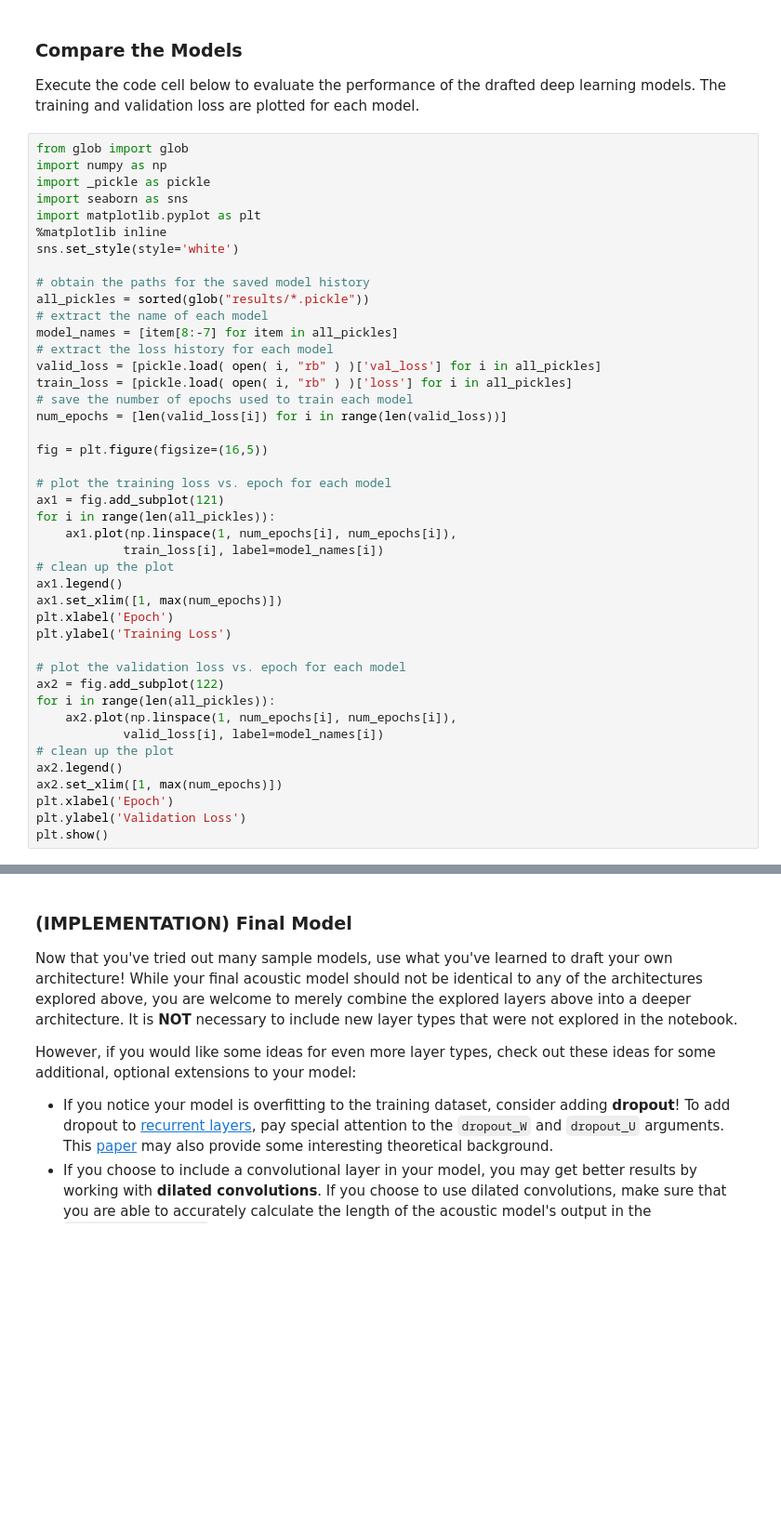
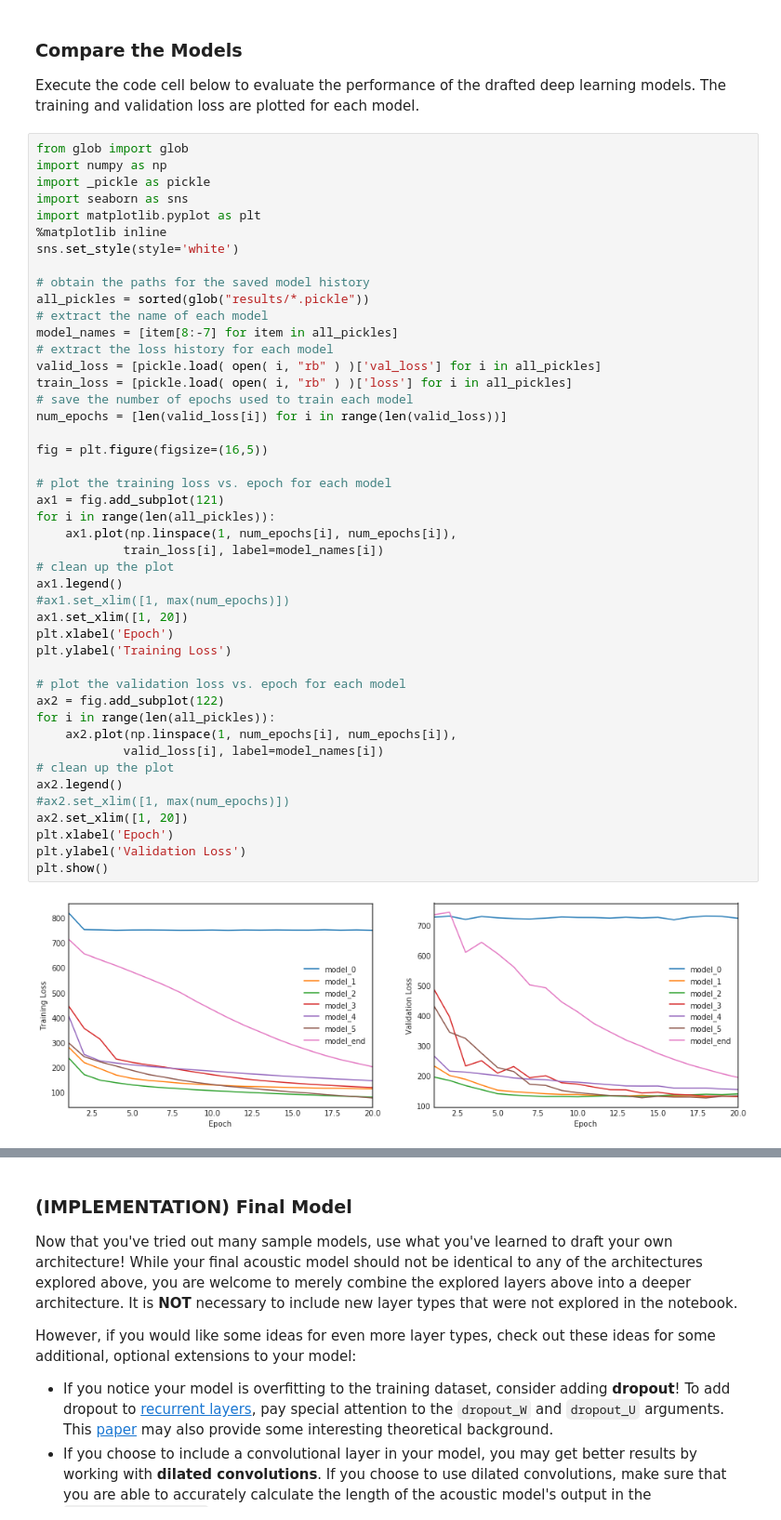
Before and after one commit to WilliamGalindezArias/RNN_ARCHITECTURES, a Jupyter notebook: vui_notebook.ipynb, the cells around one changed output, grey strips where cells are left out. Shown: that part at 93% size. Drawn from its saved outputs; the diff is of its cells as text; blank space fills up the shorter version.

```diff
--- a/vui_notebook.ipynb
+++ b/vui_notebook.ipynb
@@ -459,32 +577,36 @@ all_pickles = sorted(glob("results/*.pickle"))
 # extract the name of each model
 model_names = [item[8:-7] for item in all_pickles]
 # extract the loss history for each model
 valid_loss = [pickle.load( open( i, "rb" ) )['val_loss'] for i in all_pickles]
 train_loss = [pickle.load( open( i, "rb" ) )['loss'] for i in all_pickles]
 # save the number of epochs used to train each model
 num_epochs = [len(valid_loss[i]) for i in range(len(valid_loss))]
 
 fig = plt.figure(figsize=(16,5))
 
 # plot the training loss vs. epoch for each model
 ax1 = fig.add_subplot(121)
 for i in range(len(all_pickles)):
     ax1.plot(np.linspace(1, num_epochs[i], num_epochs[i]),
             train_loss[i], label=model_names[i])
 # clean up the plot
 ax1.legend()
-ax1.set_xlim([1, max(num_epochs)])
+#ax1.set_xlim([1, max(num_epochs)])
+ax1.set_xlim([1, 20])
 plt.xlabel('Epoch')
 plt.ylabel('Training Loss')
 
 # plot the validation loss vs. epoch for each model
 ax2 = fig.add_subplot(122)
 for i in range(len(all_pickles)):
     ax2.plot(np.linspace(1, num_epochs[i], num_epochs[i]),
             valid_loss[i], label=model_names[i])
 # clean up the plot
 ax2.legend()
-ax2.set_xlim([1, max(num_epochs)])
+#ax2.set_xlim([1, max(num_epochs)])
+ax2.set_xlim([1, 20])
 plt.xlabel('Epoch')
 plt.ylabel('Validation Loss')
 plt.show()
+# %% [output]
+[figure, added]
```
Also changed, not shown: parts of 21 cells of this notebook, 9 other files.
